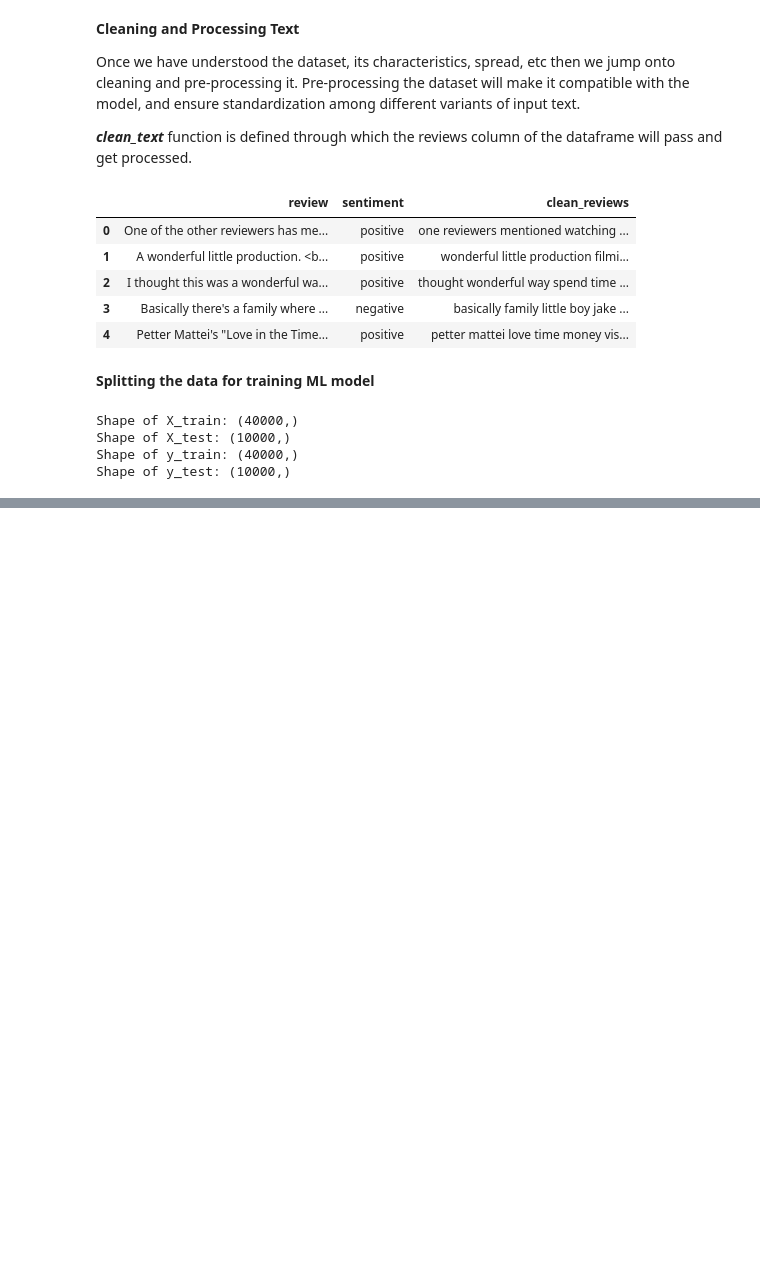
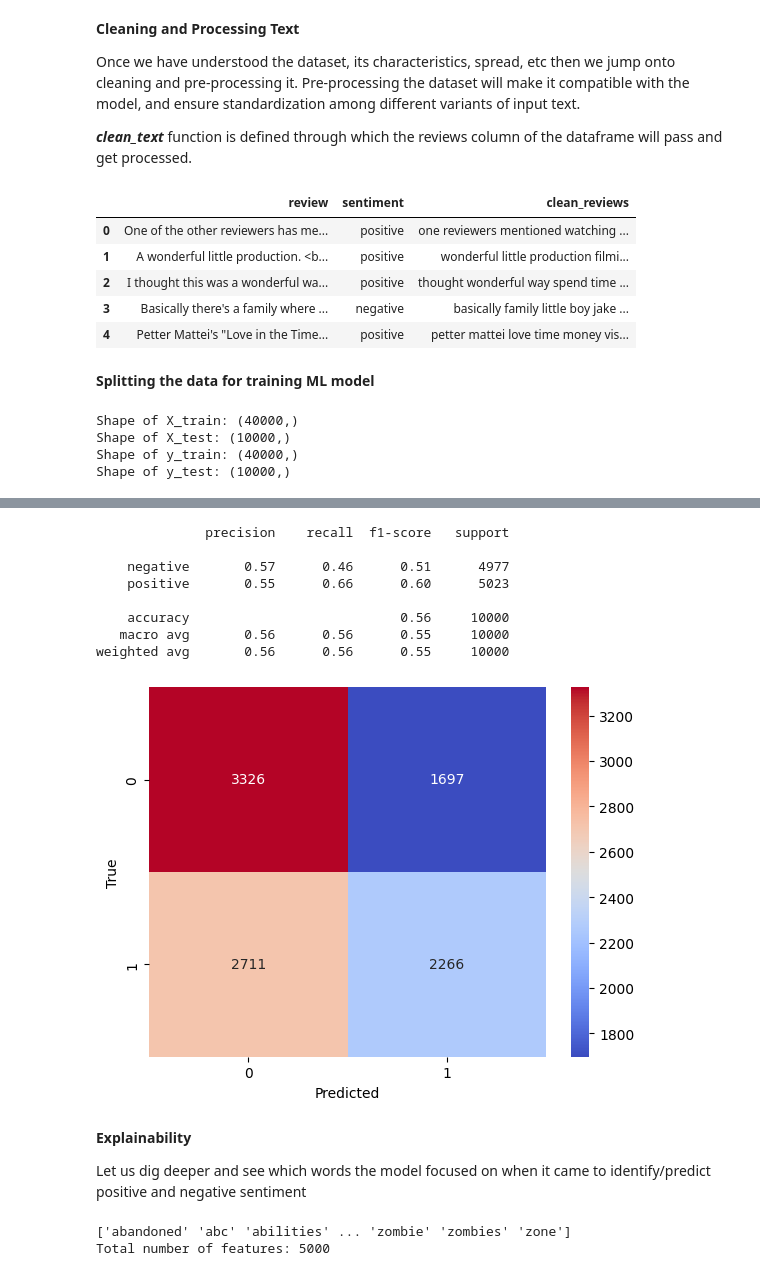
Before and after one commit to AmitKumarKGP/AI-Powered-Movie-Review-Sentiment-Classifier-from-EDA-to-Deployment, a Jupyter notebook: ai_movie_review.ipynb, the cells around one changed output, grey strips where cells are left out. Saved outputs shown, nothing was run; the diff lists cells and outputs as text; code cells hidden in the pictures; blank space fills up the shorter version.

```diff
--- a/ai_movie_review.ipynb
+++ b/ai_movie_review.ipynb
@@ -232,0 +238,10 @@ Shape of y_test: (10000,)
+# %%
+# Initialise the vectoriser
+
+""" max_features is used to consider the top-k vocabulary from the document corpus. Here max_feature = 5000 is chosen to consider
+top 5000 most frequently occuring vocabulary in the document.
+"""
+vectoriser = TfidfVectorizer(max_features=5000)
+
+X_train_vec = vectoriser.fit_transform(X_train)
+X_test_vec = vectoriser.fit_transform(X_test)
@@ -232,0 +252,6 @@ Shape of y_test: (10000,)
+# %%
+# Dictionary with different ML models
+models = {
+    'Logistic Regression': LogisticRegression(max_iter = 300),
+    'Naive Bayes': MultinomialNB()
+}
@@ -232,0 +260,6 @@ Shape of y_test: (10000,)
+# %%
+for name, model in models.items():
+    model.fit(X_train_vec, y_train)
+    prediction = model.predict(X_test_vec)
+
+    print(f"The accuracy score of {name}: {accuracy_score(y_test, prediction):.4f}")
@@ -232,0 +286,36 @@ Shape of y_test: (10000,)
+# %%
+model_LR = LogisticRegression(max_iter=300)
+model_LR.fit(X_train_vec, y_train)
+LR_predictions = model_LR.predict(X_test_vec)
+
+# It will print the classification report
+print(classification_report(y_test, LR_predictions))
+
+confusion_mat = confusion_matrix(y_test, LR_predictions, labels = ['positive', 'negative'])
+
+sns.heatmap(confusion_mat, annot = True, fmt = 'd', cmap = 'coolwarm')
+plt.xlabel('Predicted')
+plt.ylabel('True')
+plt.show()
+# %% [output]
+              precision    recall  f1-score   support
+
+    negative       0.57      0.46      0.51      4977
+    positive       0.55      0.66      0.60      5023
+
+    accuracy                           0.56     10000
+   macro avg       0.56      0.56      0.55     10000
+weighted avg       0.56      0.56      0.55     10000
+[figure, added]
+# %% [markdown]
+**Explainability**
+
+Let us dig deeper and see which words the model focused on when it came to identify/predict positive and negative sentiment
+# %%
+# Get the feature names out of vectoriser which was used to
+feature_name = np.array(vectoriser.get_feature_names_out())
+print(feature_name)
+print(f"Total number of features: {len(feature_name)}")
+# %% [output]
+['abandoned' 'abc' 'abilities' ... 'zombie' 'zombies' 'zone']
+Total number of features: 5000
```
Also changed, not shown: parts of 13 cells of this notebook.
